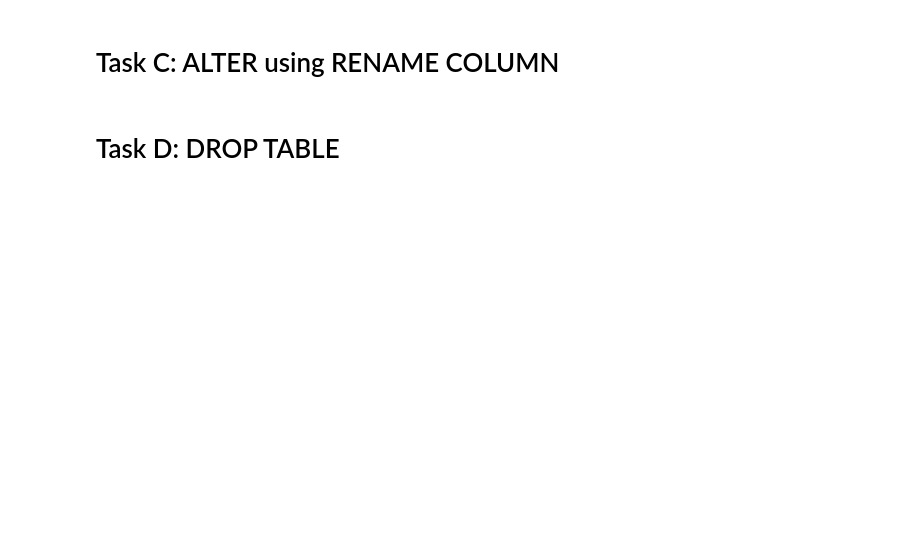
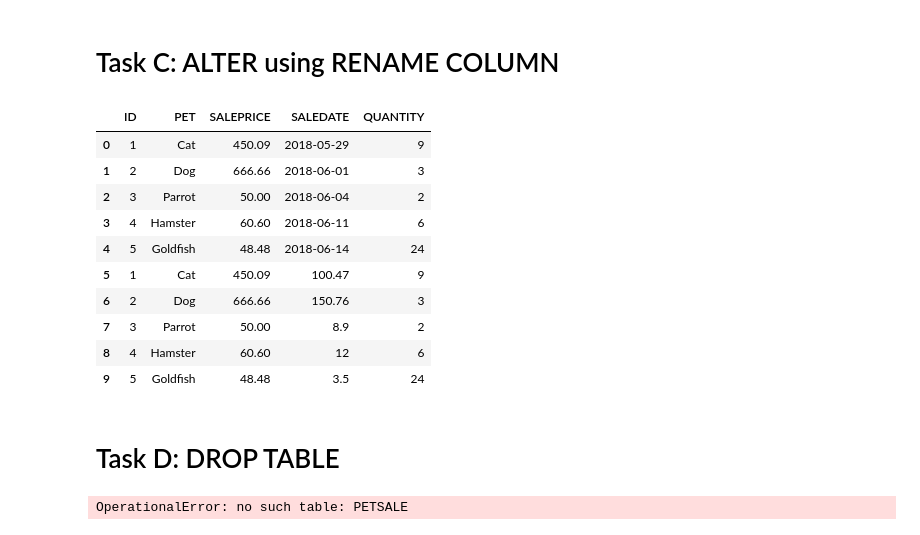
Before and after one commit to Muhammadibra40/Data-Analysis, a Jupyter notebook: SQL/SQL basics 1/DROP ALTER Truancate.ipynb, the cells around one changed output. Saved outputs shown, nothing was run; the diff lists cells and outputs as text; code cells hidden in the pictures; blank space fills up the shorter version.

```diff
--- a/SQL/SQL basics 1/DROP ALTER Truancate.ipynb
+++ b/SQL/SQL basics 1/DROP ALTER Truancate.ipynb
@@ -143,7 +179,37 @@ petsale
 # Task C: ALTER using RENAME COLUMN
 # %%
 #TO DO:RENAME COLUMN PET TO ANIMAL in table PETSALE and print output table
+# sql_i("ALTER TABLE PETSALE RENAME COLUMN ANIMAL TO PET")
+columns=sql_i("PRAGMA table_info('PETSALE')")
+head=[]
+for name in columns:
+    head.append(name[1])
+petsale=sql_i("SELECT * FROM PETSALE")
+petsale=pd.DataFrame(petsale,columns=head)
+petsale
+# %% [output]
+|  | ID | PET | SALEPRICE | SALEDATE | QUANTITY |
+| 0 | 1 | Cat | 450.09 | 2018-05-29 | 9 |
+| 1 | 2 | Dog | 666.66 | 2018-06-01 | 3 |
+| 2 | 3 | Parrot | 50.00 | 2018-06-04 | 2 |
+| 3 | 4 | Hamster | 60.60 | 2018-06-11 | 6 |
+| 4 | 5 | Goldfish | 48.48 | 2018-06-14 | 24 |
+| 5 | 1 | Cat | 450.09 | 100.47 | 9 |
+| 6 | 2 | Dog | 666.66 | 150.76 | 3 |
+| 7 | 3 | Parrot | 50.00 | 8.9 | 2 |
+| 8 | 4 | Hamster | 60.60 | 12 | 6 |
+| 9 | 5 | Goldfish | 48.48 | 3.5 | 24 |
 # %% [markdown]
 # Task D: DROP TABLE
 # %%
 #TO DO: DROP TABLE PET and print output
+# sql_i("DROP TABLE PETSALE")
+columns=sql_i("PRAGMA table_info('PETSALE')")
+head=[]
+for name in columns:
+    head.append(name[1])
+petsale=sql_i("SELECT * FROM PETSALE")
+petsale=pd.DataFrame(petsale,columns=head)
+petsale
+# %% [output]
+OperationalError: no such table: PETSALE
```
Also changed, not shown: parts of 7 cells of this notebook, 5 other files.
